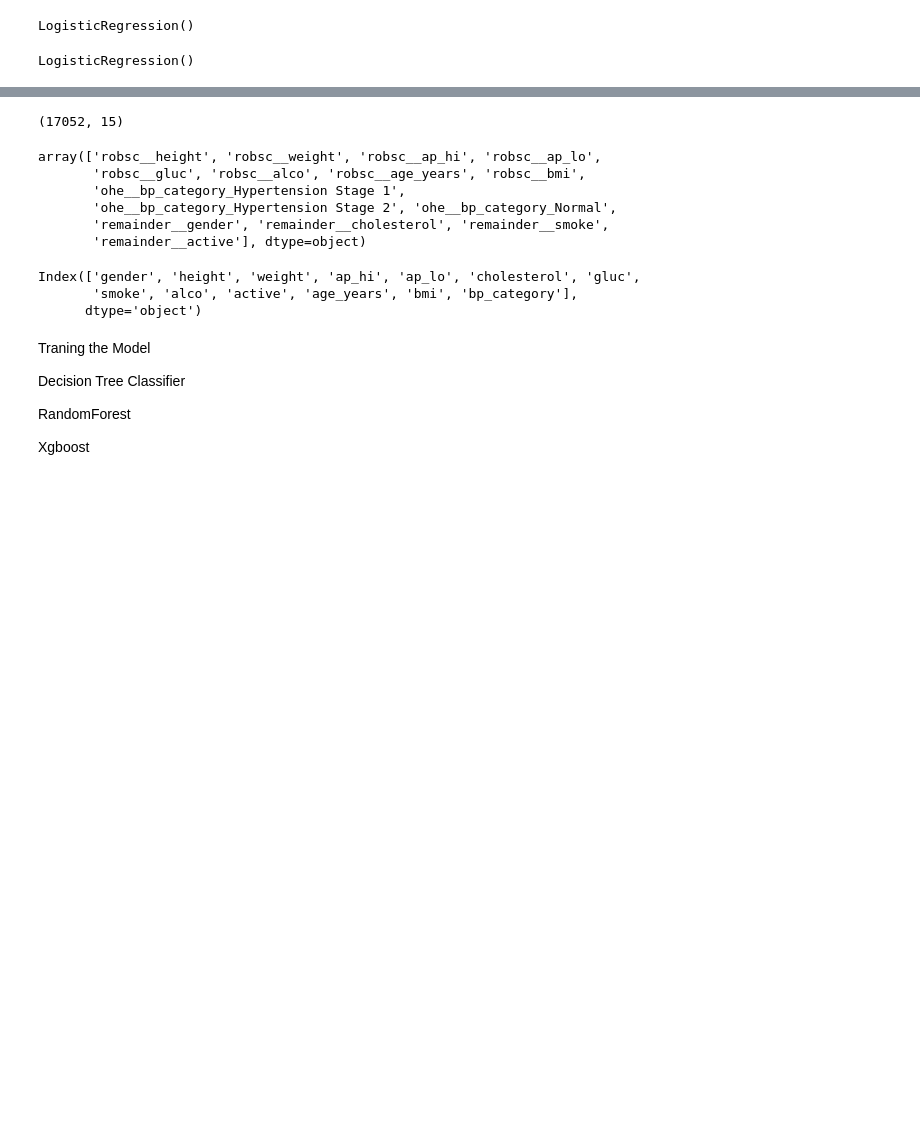
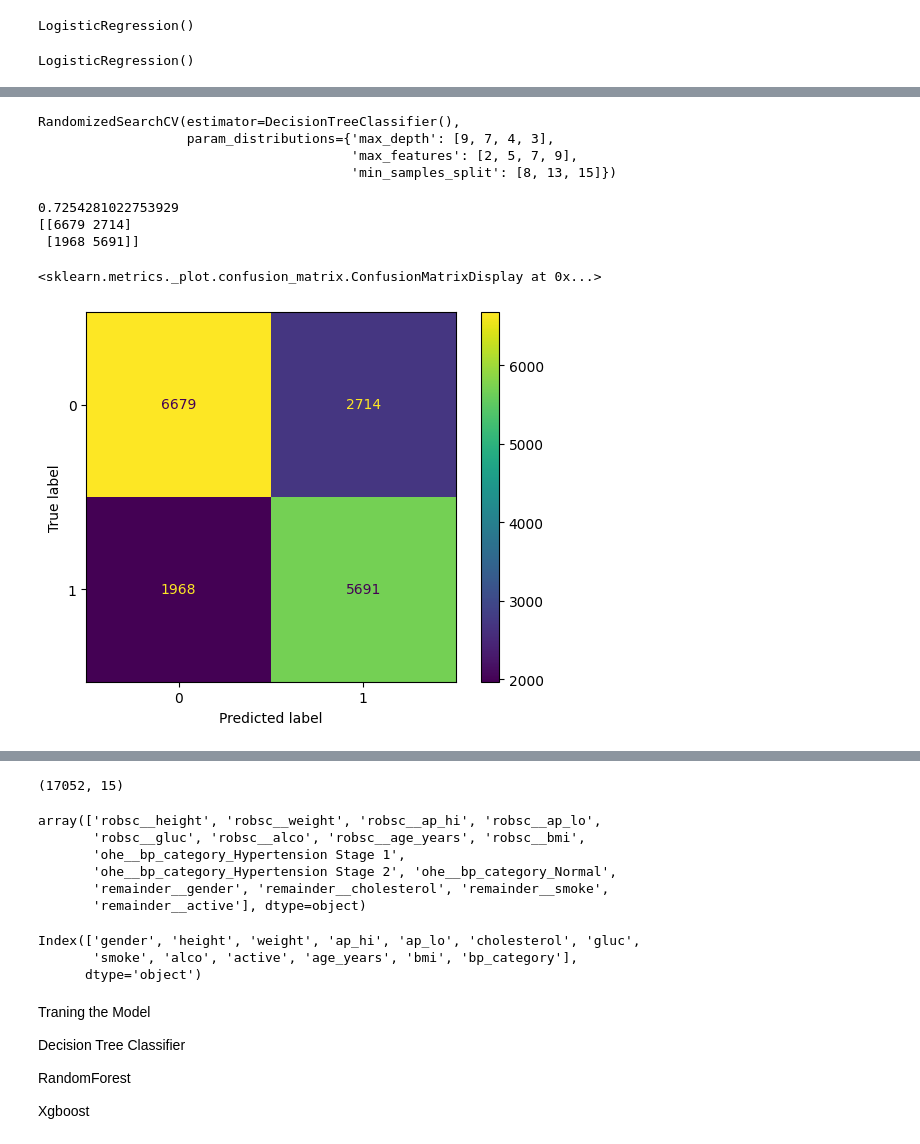
Before and after one commit to Manishkumar902/Project_cardio, a Jupyter notebook: ML_Project.ipynb, the cells around one changed output, grey strips where cells are left out. Drawn from its saved outputs; the diff is of its cells as text; code cells hidden in the pictures; blank space fills up the shorter version.

Commit message:
ConfusionMatrixDisplay

```diff
--- a/ML_Project.ipynb
+++ b/ML_Project.ipynb
@@ -505,0 +535,18 @@ AttributeError: 'numpy.ndarray' object has no attribute '_validate_params'
+# %%
+# Descission Treees Hyperparameters
+params = {
+ 'max_depth':[9,7,4,3] ,
+ 'max_features': [2,5,7,9],
+ 'min_samples_split': [8,13,15]
+
+}
+DTC_Random = RandomizedSearchCV(DT,param_distributions=params)
+DTC_Random.fit(X_train_transformerd,y_train)
+# %% [output]
+RandomizedSearchCV(estimator=DecisionTreeClassifier(),
+                   param_distributions={'max_depth': [9, 7, 4, 3],
+                                        'max_features': [2, 5, 7, 9],
+                                        'min_samples_split': [8, 13, 15]})
+# %%
+
+DT_pred = DTC_Random.predict(X_test_transformerd)
@@ -506,3 +555,19 @@ AttributeError: 'numpy.ndarray' object has no attribute '_validate_params'
+# %%
+acc = accuracy_score(DT_pred,y_test)
+rec = recall_score(DT_pred, y_test)
+conf = confusion_matrix(DT_pred, y_test)
+# %%
+print(acc)
+print(conf)
+# %% [output]
+0.7254281022753929
+[[6679 2714]
+ [1968 5691]]
+# %%
+ConfusionMatrixDisplay(conf).plot()
+# %% [output]
+<sklearn.metrics._plot.confusion_matrix.ConfusionMatrixDisplay at 0x...>
+[figure, added]
 # %%
 y_train
 # %% [output]
```
Also changed, not shown: parts of 30 cells of this notebook.
